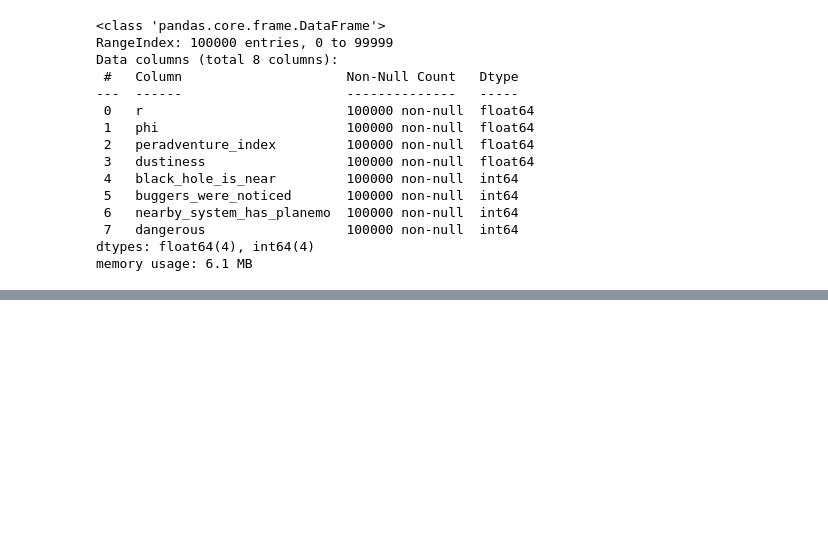
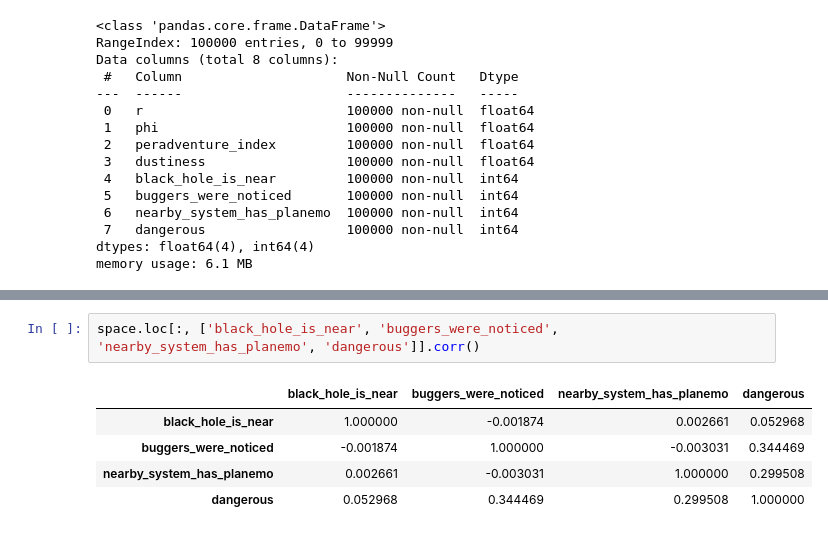
Before and after one commit to AndreyKurdyubov/Stepik_introML, a Jupyter notebook: Module 3.ipynb, the cells around one changed output, grey strips where cells are left out. Cells and saved outputs as stored; diff of their text form; blank space fills up the shorter version.

Commit message:
dangerous correlation

```diff
--- a/Module 3.ipynb
+++ b/Module 3.ipynb
@@ -335,0 +399,8 @@ memory usage: 6.1 MB
+# %%
+space.loc[:, ['black_hole_is_near', 'buggers_were_noticed', 'nearby_system_has_planemo', 'dangerous']].corr()
+# %% [output]
+|  | black_hole_is_near | buggers_were_noticed | nearby_system_has_planemo | dangerous |
+| black_hole_is_near | 1.000000 | -0.001874 | 0.002661 | 0.052968 |
+| buggers_were_noticed | -0.001874 | 1.000000 | -0.003031 | 0.344469 |
+| nearby_system_has_planemo | 0.002661 | -0.003031 | 1.000000 | 0.299508 |
+| dangerous | 0.052968 | 0.344469 | 0.299508 | 1.000000 |
```
Also changed, not shown: parts of 9 cells of this notebook.
